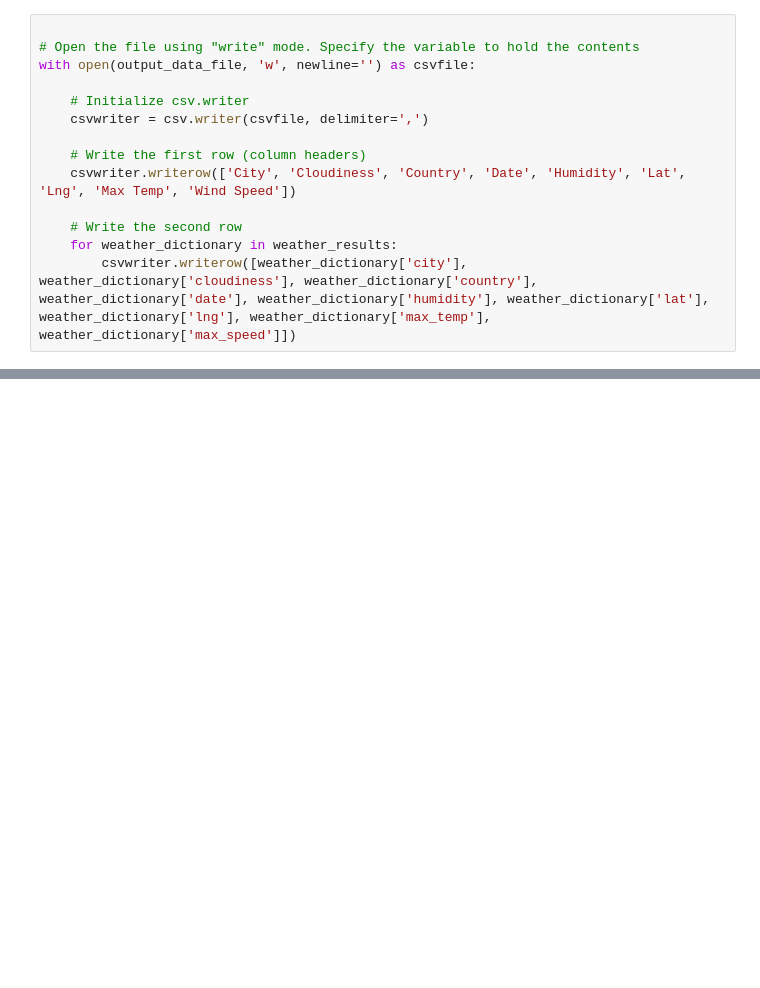
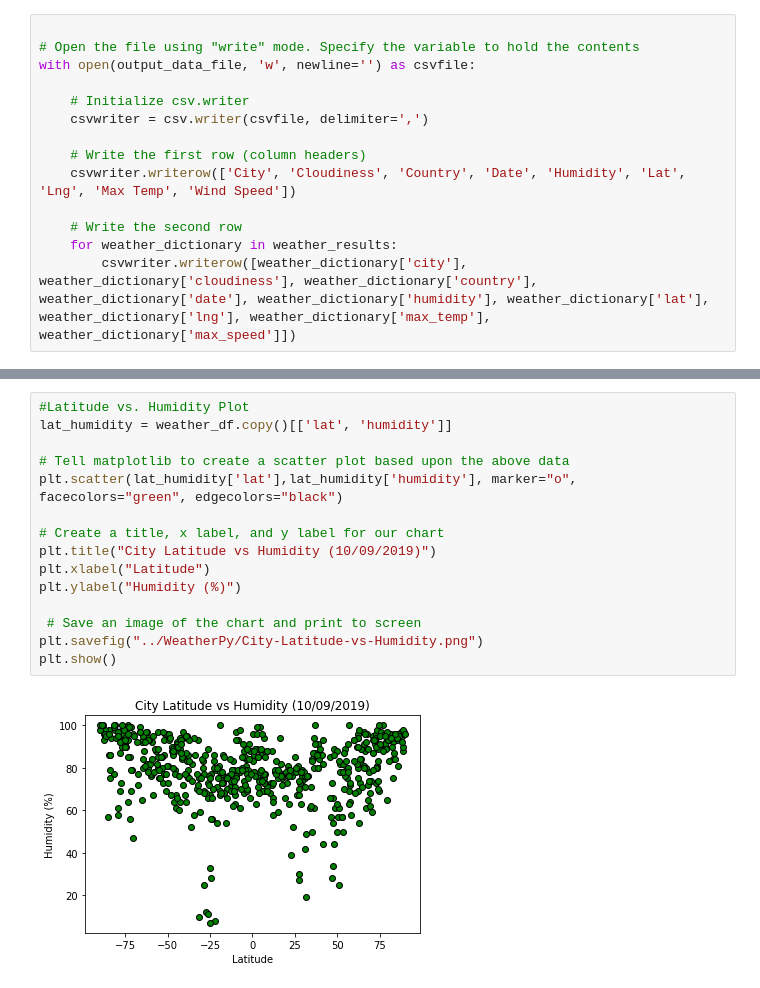
Before and after one commit to claudiaahrens/python-api-challenge, a Jupyter notebook: WeatherPy/WeatherPy.ipynb, the cells around one changed output, grey strips where cells are left out. Saved outputs shown, nothing was run; the diff lists cells and outputs as text; blank space fills up the shorter version.

```diff
--- a/WeatherPy/WeatherPy.ipynb
+++ b/WeatherPy/WeatherPy.ipynb
@@ -139,0 +149,17 @@ plt.show()
+# %%
+#Latitude vs. Humidity Plot
+lat_humidity = weather_df.copy()[['lat', 'humidity']]
+
+# Tell matplotlib to create a scatter plot based upon the above data
+plt.scatter(lat_humidity['lat'],lat_humidity['humidity'], marker="o", facecolors="green", edgecolors="black")
+
+# Create a title, x label, and y label for our chart
+plt.title("City Latitude vs Humidity (10/09/2019)")
+plt.xlabel("Latitude")
+plt.ylabel("Humidity (%)")
+
+ # Save an image of the chart and print to screen
+plt.savefig("../WeatherPy/City-Latitude-vs-Humidity.png")
+plt.show()
+# %% [output]
+[figure, added]
```
Also changed, not shown: parts of 7 cells of this notebook, 5 other files.
